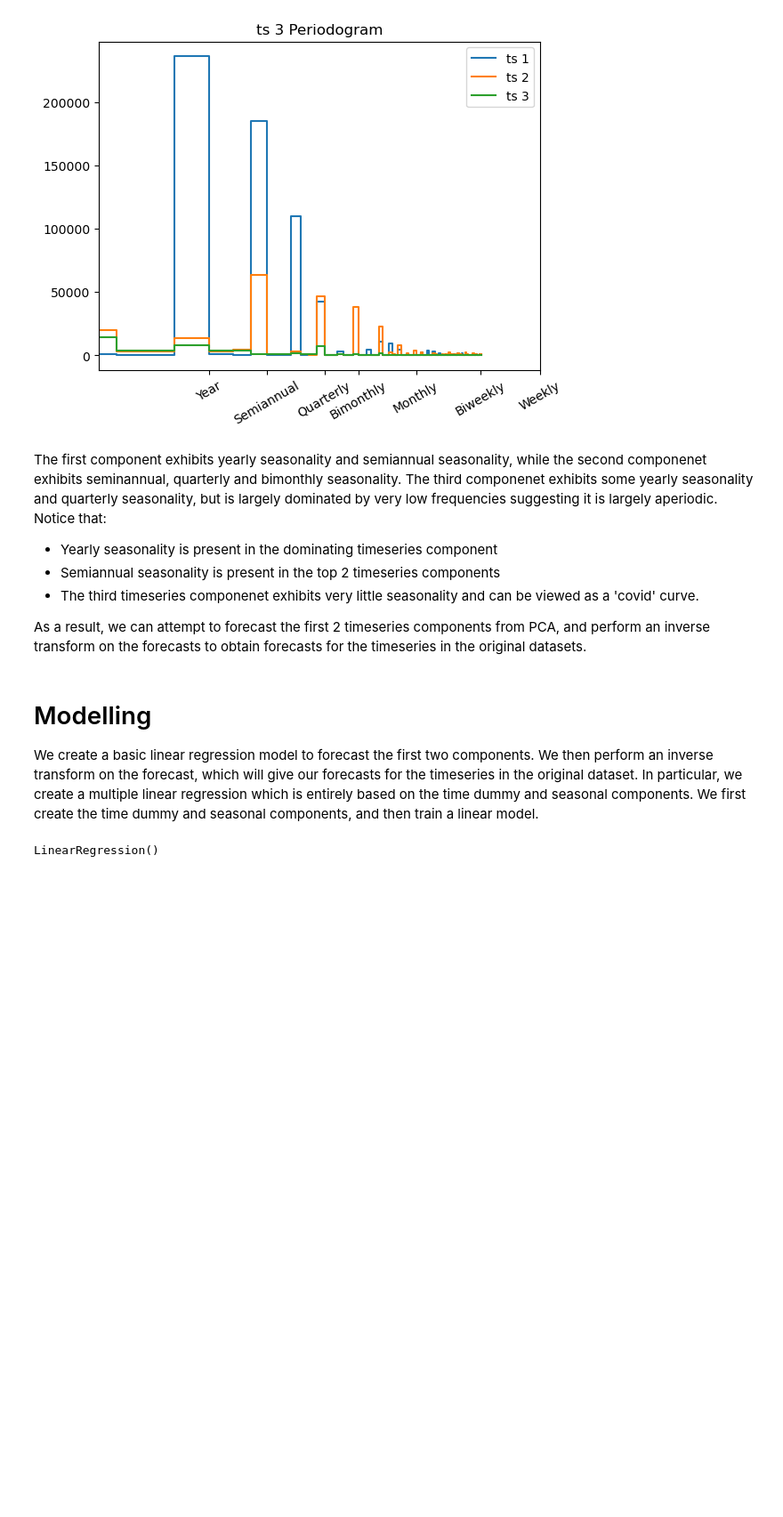
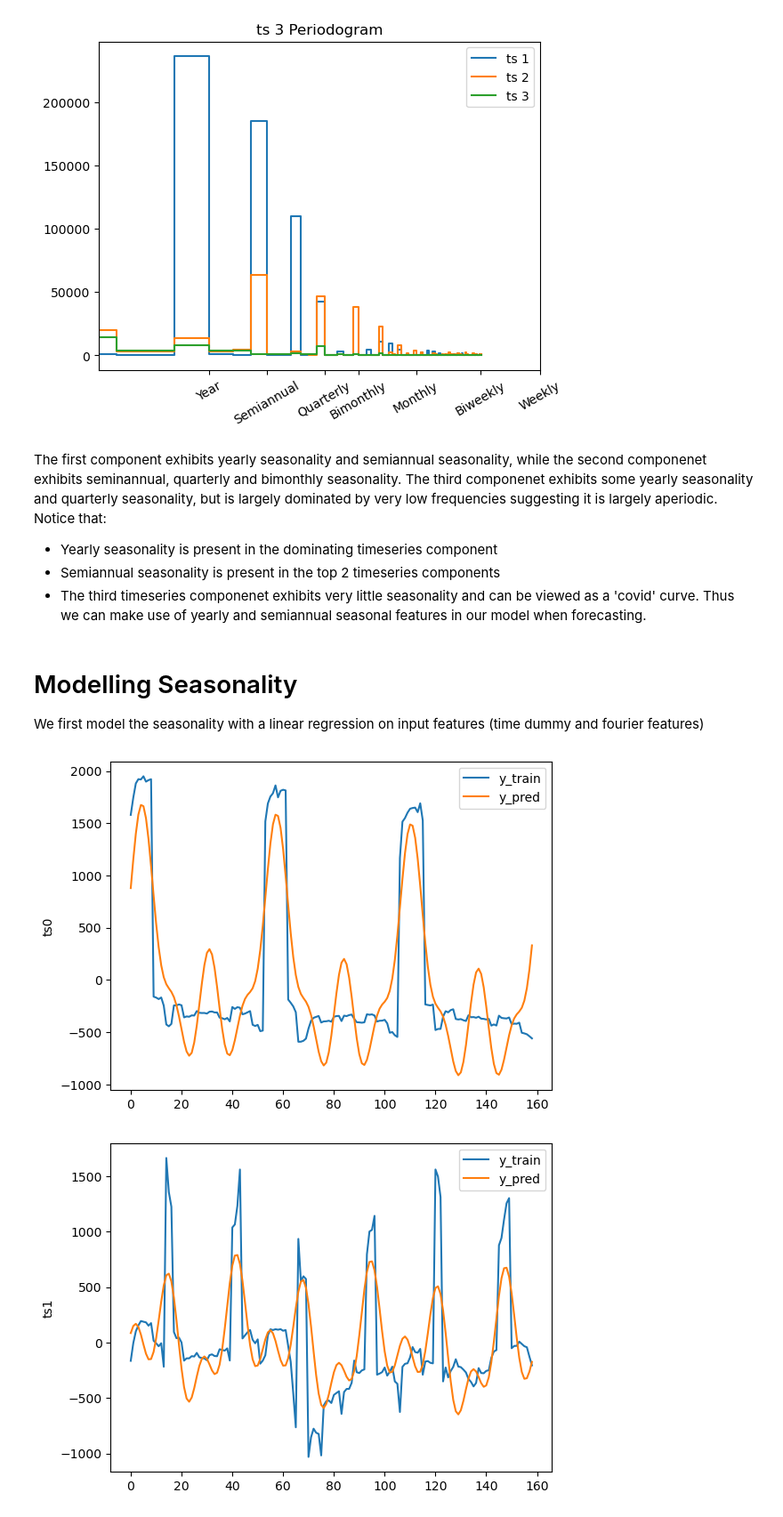
Before and after one commit to Ani-Sako/pss3e20-predicting-c02-emissions, a Jupyter notebook: modelling-co2-emissions.ipynb, the cells around one changed output. Shown at 89% size. Drawn from its saved outputs; the diff is of its cells as text; code cells hidden in the pictures; blank space fills up the shorter version.

Commit message:
Implement modelling serial dependency

```diff
--- a/modelling-co2-emissions.ipynb
+++ b/modelling-co2-emissions.ipynb
@@ -105,9 +129,3 @@ These components account for 98% of the variability in all the time series. The
 # %% [markdown]
 # Analyzing seasonality
 We analyze the periodograms of the 3 most important components, to analyze the frequency of the fourier features to include when forecasting each one of them.
-# %%
-num_components = 3;
-pca = PCA(n_components = num_components)
-pca.fit(test)
-dfpca = pca.transform(test)
-dfpca = pd.DataFrame(dfpca, columns = ['ts '+str(i+1) for i in range(num_components)])
@@ -149,12 +173,10 @@ Notice that:
 - Yearly seasonality is present in the dominating timeseries component
 - Semiannual seasonality is present in the top 2 timeseries components
 - The third timeseries componenet exhibits very little seasonality and can be viewed as a 'covid' curve.
-
-As a result, we can attempt to forecast the first 2 timeseries components from PCA, and perform an inverse transform on the forecasts to obtain forecasts for the timeseries in the original datasets.
+Thus we can make use of yearly and semiannual seasonal features in our model when forecasting.
 # %% [markdown]
-# Modelling
-We create a basic linear regression model to forecast the first two components. We then perform an inverse transform on the forecast, which will give our forecasts for the timeseries in the original dataset.
-In particular, we create a multiple linear regression which is entirely based on the time dummy and seasonal components. We first create the time dummy and seasonal components, and then train a linear model.
+# Modelling Seasonality
+We first model the seasonality with a linear regression on input features (time dummy and fourier features)
 # %%
 # Deprecated: use statsmodels instead
 def fourier_features (time_dummy, time_dummy_frequency, fourier_feature_frequencies):
@@ -166,14 +188,30 @@ def fourier_features (time_dummy, time_dummy_frequency, fourier_feature_frequenc
         list_of_features.update({f"sin_{frequency}":np.sin(theta), f"cos_{frequency}":np.cos(theta)})
 
     return pd.DataFrame(list_of_features, index=time_dummy)
-# %%
-seasonal_feature_frequencies = [1,2,4,6,12]
-y_train = dfpca.loc[:, ['ts 1', 'ts 2']].copy()
-time_dummy = np.arange(0, dfpca.shape[0])
-X_train = fourier_features(y_train.index, 53, seasonal_feature_frequencies)
-X_train['time_dummy'] = X_train.index
-
-lr = LinearRegression()
-lr.fit(X_train, y_train)
-# %% [output]
-LinearRegression()
+# %%
+num_weeks_in_year = 53
+feature_frequencies = [1,2,4]
+
+pca_components = 3
+pca = PCA(n_components=pca_components)
+pca.fit(test)
+dfpca = pca.transform(test)
+dfpca = pd.DataFrame(dfpca, columns = ['ts'+str(i) for i in range(pca_components)])
+
+X_train = pd.DataFrame({'time_dummy':range(dfpca.shape[0])})
+X_train = fourier_features(range(dfpca.shape[0]), num_weeks_in_year, feature_frequencies)
+X_train['time_dummy'] = X_train.index
+y_train = dfpca.loc[:,:].copy()
+
+lr = LinearRegression()
+lr.fit(X_train, y_train)
+
+y_train_pred = pd.DataFrame(lr.predict(X_train), columns=y_train.columns)
+
+for column in dfpca.columns:
+    plt.figure()
+    sns.lineplot(y_train[column], label='y_train')
+    sns.lineplot(y_train_pred[column], label='y_pred')
+# %% [output]
+[figure, added]
+[figure, added]
```
Also changed, not shown: parts of 19 cells of this notebook.
